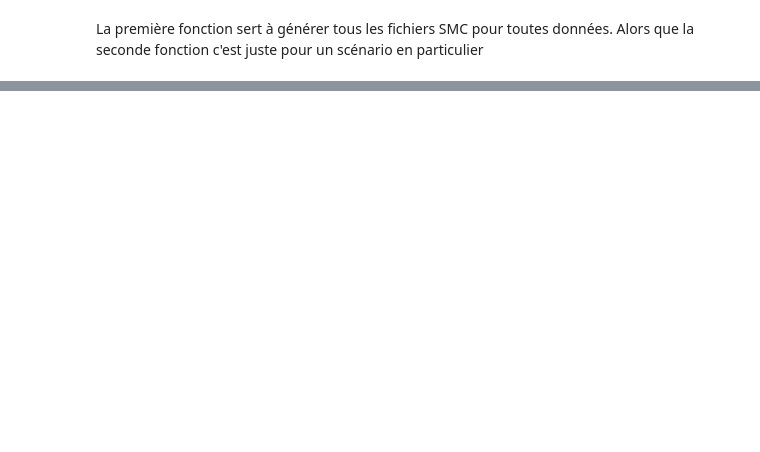
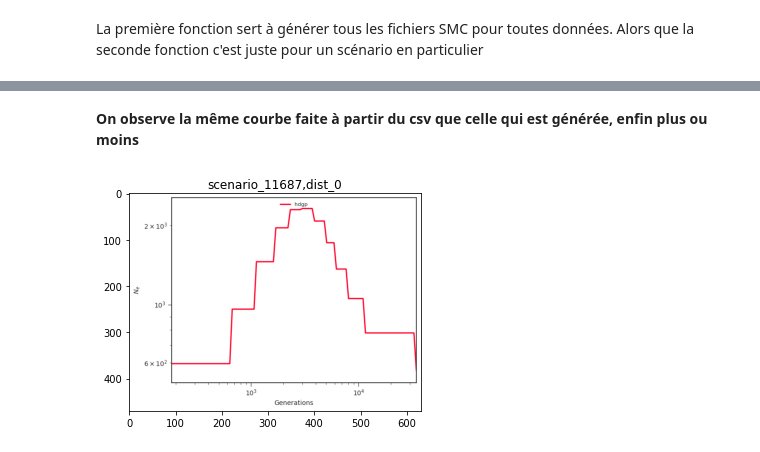
Before and after one commit to jayflora/SMCpp_HDGP, a Jupyter notebook: smc.ipynb, the cells around one changed output, grey strips where cells are left out. Drawn from its saved outputs; the diff is of its cells as text; code cells hidden in the pictures; blank space fills up the shorter version.

```diff
--- a/smc.ipynb
+++ b/smc.ipynb
@@ -259,0 +444,9 @@ for dist in range(6):
+# %% [markdown]
+**On observe la même courbe faite à partir du csv que celle qui est générée, enfin plus ou moins**
+# %%
+fig = plt.imread(f"out/scenario_{scenario}/dist_{0}/plot.png")
+plt.title(f"scenario_{11687},dist_{0}")
+plt.imshow(fig)
+plt.show()
+# %% [output]
+[figure, added]
```
Also changed, not shown: parts of 75 cells of this notebook.
